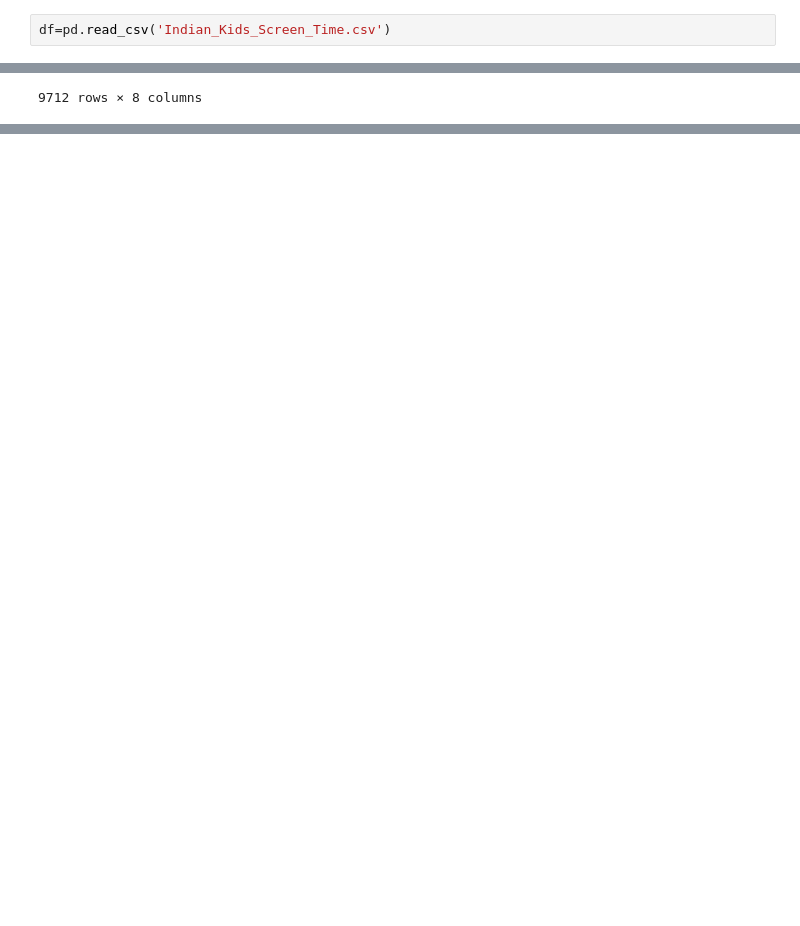
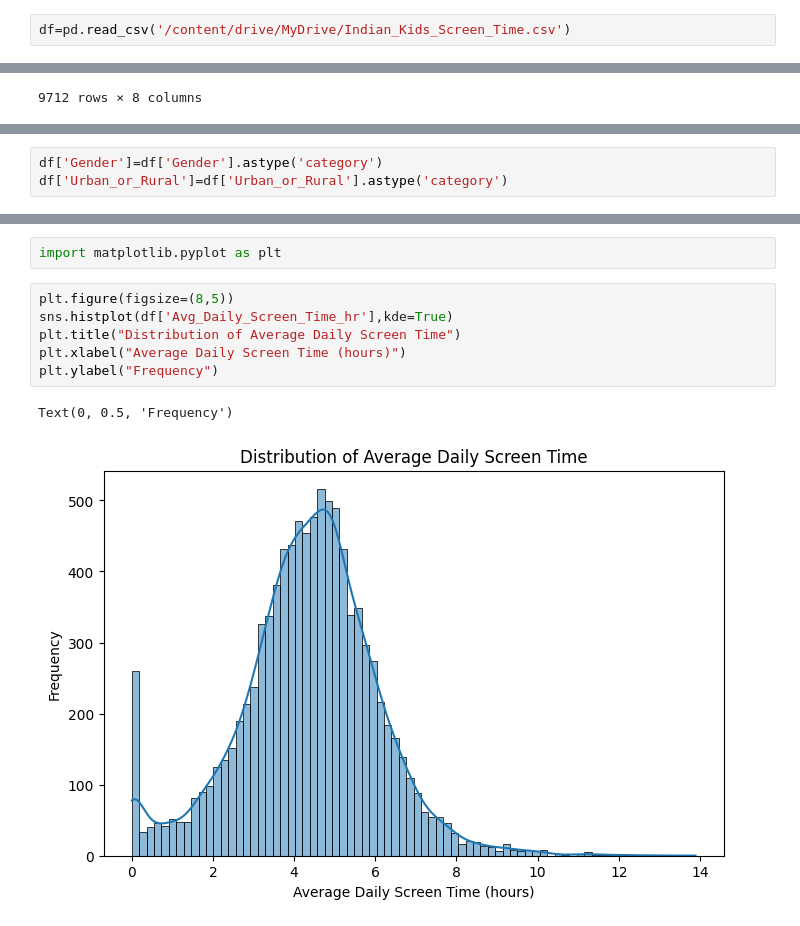
Before and after one commit to Joshika-Mentor/-Kid-s-Screentime-Visualization-Infosys-springboard-program-, a Jupyter notebook: Indian_Kids_Screen_Time_Analysis.ipynb, the cells around one changed output, grey strips where cells are left out. Cells and saved outputs as stored; diff of their text form; blank space fills up the shorter version.

```diff
--- a/Indian_Kids_Screen_Time_Analysis.ipynb
+++ b/Indian_Kids_Screen_Time_Analysis.ipynb
@@ -29,2 +4,2 @@ import matplotlib as plt
 # %%
-df=pd.read_csv('Indian_Kids_Screen_Time.csv')
+df=pd.read_csv('/content/drive/MyDrive/Indian_Kids_Screen_Time.csv')
@@ -46,0 +101,3 @@ df
+# %%
+df['Gender']=df['Gender'].astype('category')
+df['Urban_or_Rural']=df['Urban_or_Rural'].astype('category')
@@ -46,0 +122,11 @@ df
+# %%
+import matplotlib.pyplot as plt
+# %%
+plt.figure(figsize=(8,5))
+sns.histplot(df['Avg_Daily_Screen_Time_hr'],kde=True)
+plt.title("Distribution of Average Daily Screen Time")
+plt.xlabel("Average Daily Screen Time (hours)")
+plt.ylabel("Frequency")
+# %% [output]
+Text(0, 0.5, 'Frequency')
+[figure, added]
```
Also changed, not shown: parts of 28 cells of this notebook.
